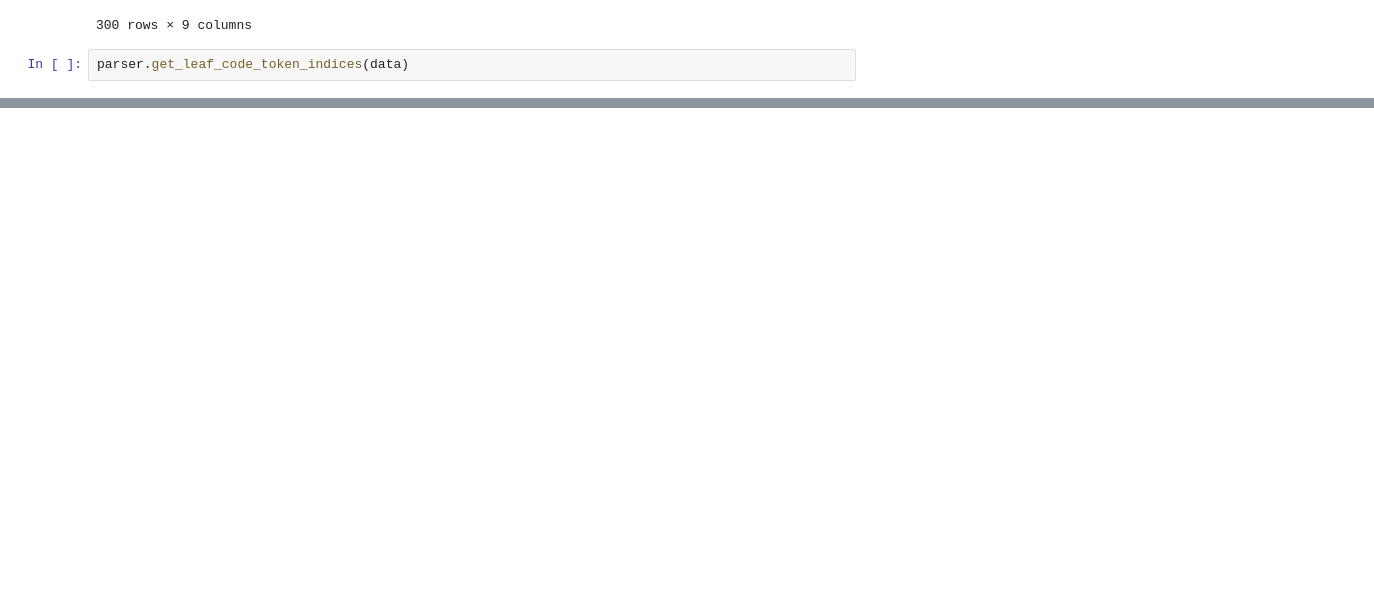
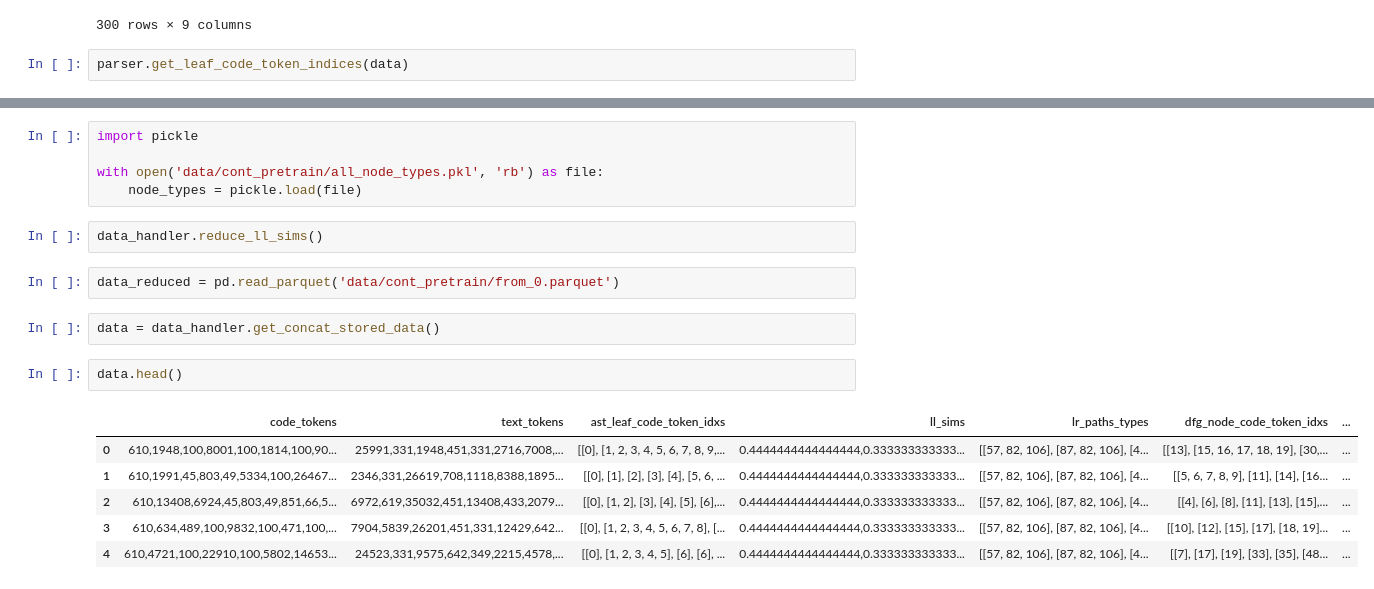
Before and after one commit to d-schneid/llm-finetuning, a Jupyter notebook: preprocess_data.ipynb, the cells around one changed output, grey strips where cells are left out. Saved outputs shown, nothing was run; the diff lists cells and outputs as text; blank space fills up the shorter version.

```diff
--- a/parser.ipynb
+++ b/preprocess_data.ipynb
@@ -143,3 +154,23 @@ df
 | 298 | 610,634,8320,100,595,333,1053,45,... | 11981,741,5515,13856,10733,27951,... | [[0], [1, 2, 3, 4, 5, 6], [7], [8... | 1.0,0.4444444444444444,0.33333333... | [[57, 82, 106], [87, 82, 106], [4... | [[8], [11, 12, 13], [15], [17], [... | ... |
 | 299 | 610,4180,45,803,49,343,655,49,343... | 9278,331,1221,6529,341,395,936,60... | [[0], [1], [2], [3], [4], [6], [7... | 1.0,0.4444444444444444,0.33333333... | [[57, 82, 106], [87, 82, 106], [4... | [[1], [3], [6], [9], [11], [14], ... | ... |
 300 rows × 7 columns
+# %%
+import pickle
+
+with open('data/cont_pretrain/all_node_types.pkl', 'rb') as file:
+    node_types = pickle.load(file)
+# %%
+data_handler.reduce_ll_sims()
+# %%
+data_reduced = pd.read_parquet('data/cont_pretrain/from_0.parquet')
+# %%
+data = data_handler.get_concat_stored_data()
+# %%
+data.head()
+# %% [output]
+|  | code_tokens | text_tokens | ast_leaf_code_token_idxs | ll_sims | lr_paths_types | dfg_node_code_token_idxs | ... |
+| 0 | 610,1948,100,8001,100,1814,100,90... | 25991,331,1948,451,331,2716,7008,... | [[0], [1, 2, 3, 4, 5, 6, 7, 8, 9,... | 0.4444444444444444,0.333333333333... | [[57, 82, 106], [87, 82, 106], [4... | [[13], [15, 16, 17, 18, 19], [30,... | ... |
+| 1 | 610,1991,45,803,49,5334,100,26467... | 2346,331,26619,708,1118,8388,1895... | [[0], [1], [2], [3], [4], [5, 6, ... | 0.4444444444444444,0.333333333333... | [[57, 82, 106], [87, 82, 106], [4... | [[5, 6, 7, 8, 9], [11], [14], [16... | ... |
+| 2 | 610,13408,6924,45,803,49,851,66,5... | 6972,619,35032,451,13408,433,2079... | [[0], [1, 2], [3], [4], [5], [6],... | 0.4444444444444444,0.333333333333... | [[57, 82, 106], [87, 82, 106], [4... | [[4], [6], [8], [11], [13], [15],... | ... |
+| 3 | 610,634,489,100,9832,100,471,100,... | 7904,5839,26201,451,331,12429,642... | [[0], [1, 2, 3, 4, 5, 6, 7, 8], [... | 0.4444444444444444,0.333333333333... | [[57, 82, 106], [87, 82, 106], [4... | [[10], [12], [15], [17], [18, 19]... | ... |
+| 4 | 610,4721,100,22910,100,5802,14653... | 24523,331,9575,642,349,2215,4578,... | [[0], [1, 2, 3, 4, 5], [6], [6], ... | 0.4444444444444444,0.333333333333... | [[57, 82, 106], [87, 82, 106], [4... | [[7], [17], [19], [33], [35], [48... | ... |
```
Also changed, not shown: parts of 12 cells of this notebook, 2 other files.
